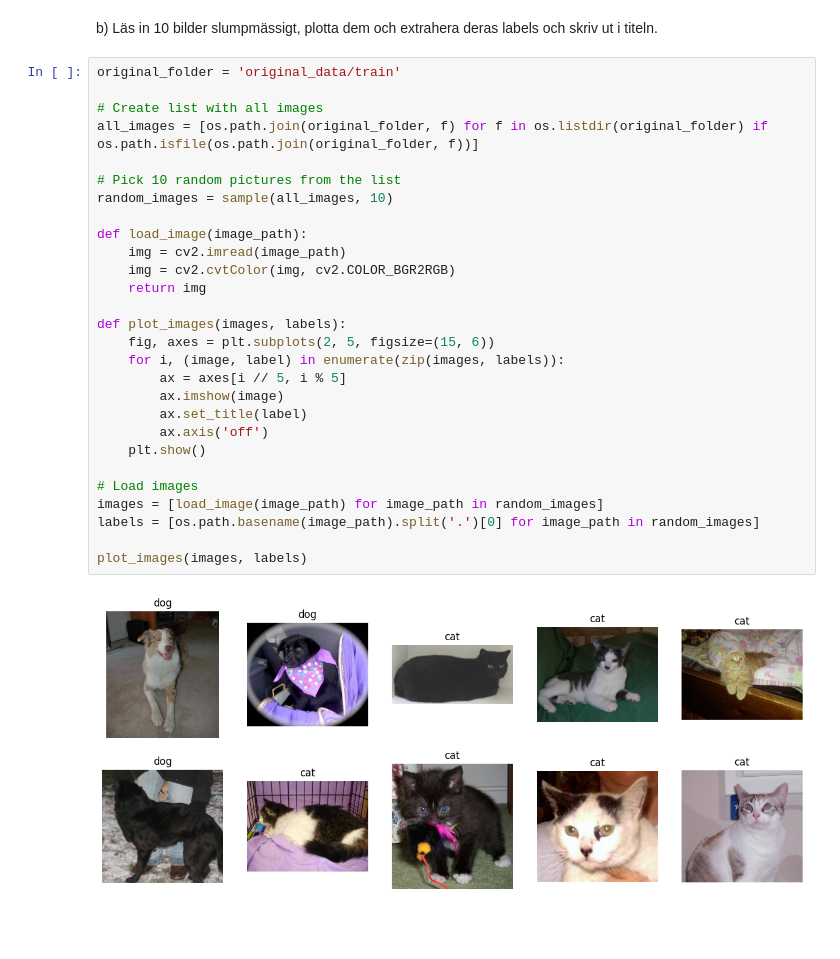
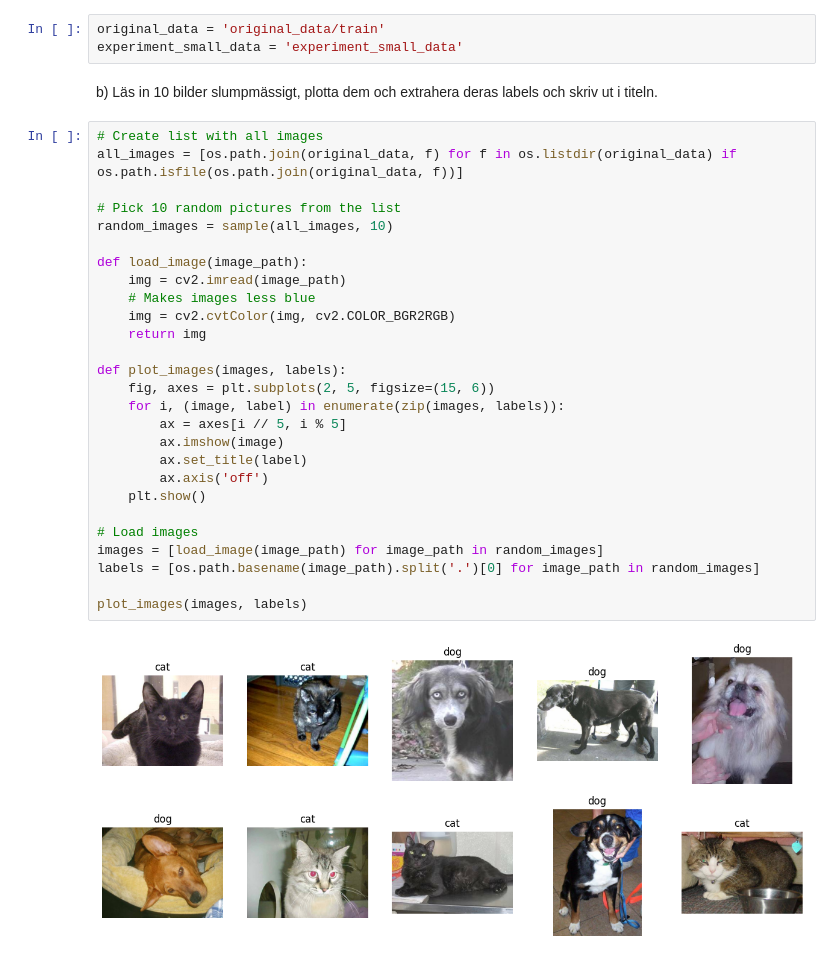
Before and after one commit to LouiseLuoto/AI-Louise-Luoto-OPA23, a Jupyter notebook: labs/lab2/code.ipynb, the cells around one changed output. Cells and saved outputs as stored; diff of their text form; blank space fills up the shorter version.

```diff
--- a/labs/lab2/code.ipynb
+++ b/labs/lab2/code.ipynb
@@ -25,32 +14,34 @@ ValueError: too many values to unpack (expected 2)
+# %%
+original_data = 'original_data/train'
+experiment_small_data = 'experiment_small_data'
 # %% [markdown]
 b) Läs in 10 bilder slumpmässigt, plotta dem och extrahera deras labels och skriv ut i titeln.
 # %%
-original_folder = 'original_data/train'
-
 # Create list with all images
-all_images = [os.path.join(original_folder, f) for f in os.listdir(original_folder) if os.path.isfile(os.path.join(original_folder, f))]
+all_images = [os.path.join(original_data, f) for f in os.listdir(original_data) if os.path.isfile(os.path.join(original_data, f))]
 
 # Pick 10 random pictures from the list
 random_images = sample(all_images, 10)
 
 def load_image(image_path):
     img = cv2.imread(image_path)
+    # Makes images less blue
     img = cv2.cvtColor(img, cv2.COLOR_BGR2RGB)
     return img
 
 def plot_images(images, labels):
     fig, axes = plt.subplots(2, 5, figsize=(15, 6))
     for i, (image, label) in enumerate(zip(images, labels)):
         ax = axes[i // 5, i % 5]
         ax.imshow(image)
         ax.set_title(label)
         ax.axis('off')
     plt.show()
 
 # Load images
 images = [load_image(image_path) for image_path in random_images]
 labels = [os.path.basename(image_path).split('.')[0] for image_path in random_images]
 
 plot_images(images, labels)
 # %% [output]
-[figure, old version]
+[figure, new version]
```
Also changed, not shown: parts of 9 cells of this notebook.
